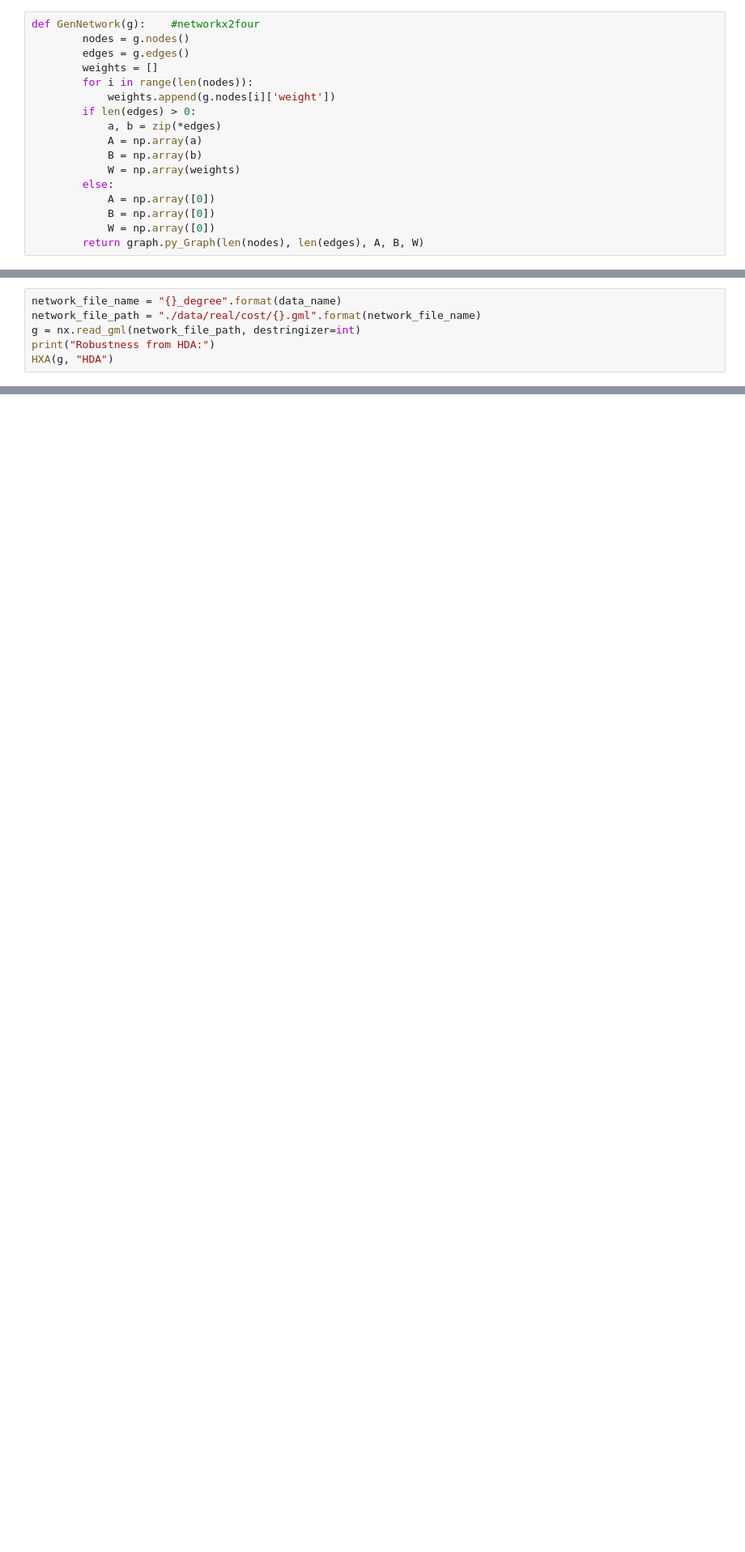
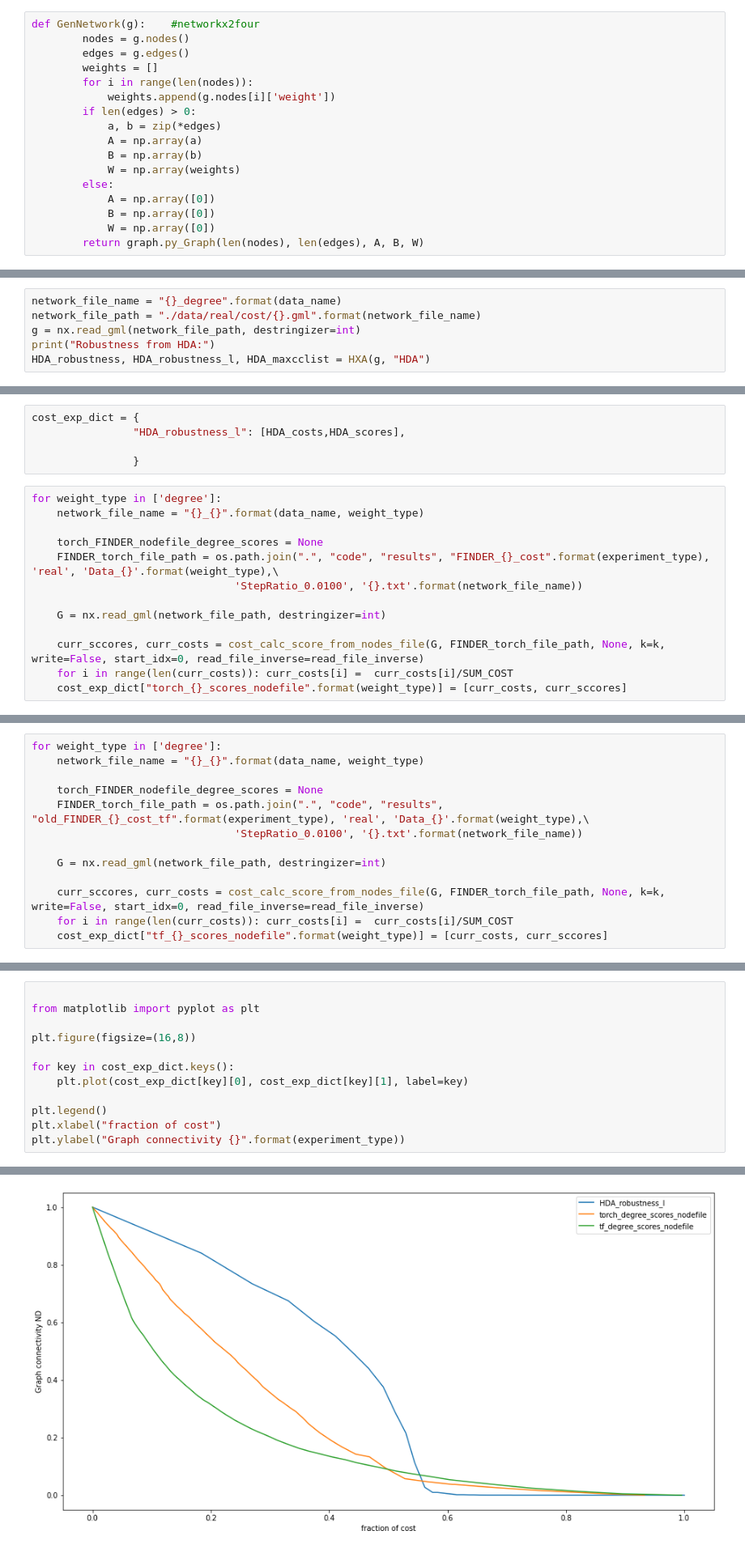
Before and after one commit to faraz2023/FINDER, a Jupyter notebook: Baselines.ipynb, the cells around one changed output, grey strips where cells are left out. Shown at 81% size. Cells and saved outputs as stored; diff of their text form; blank space fills up the shorter version.

Commit message:
added cost proper cost analysis

```diff
--- a/Baselines.ipynb
+++ b/Baselines.ipynb
@@ -459,6 +476,6 @@ network_file_name = "{}_degree".format(data_name)
 network_file_path = "./data/real/cost/{}.gml".format(network_file_name)
 g = nx.read_gml(network_file_path, destringizer=int)
 print("Robustness from HDA:")
-HXA(g, "HDA")
+HDA_robustness, HDA_robustness_l, HDA_maxcclist = HXA(g, "HDA")
 # %% [output]
 Robustness from HDA:
@@ -509,0 +706,18 @@ Robustness from TF ND cost:
+# %%
+cost_exp_dict = {
+                "HDA_robustness_l": [HDA_costs,HDA_scores],
+
+                }
+# %%
+for weight_type in ['degree']:
+    network_file_name = "{}_{}".format(data_name, weight_type)
+
+    torch_FINDER_nodefile_degree_scores = None
+    FINDER_torch_file_path = os.path.join(".", "code", "results", "FINDER_{}_cost".format(experiment_type), 'real', 'Data_{}'.format(weight_type),\
+                                'StepRatio_0.0100', '{}.txt'.format(network_file_name))
+
+    G = nx.read_gml(network_file_path, destringizer=int)
+
+    curr_sccores, curr_costs = cost_calc_score_from_nodes_file(G, FINDER_torch_file_path, None, k=k, write=False, start_idx=0, read_file_inverse=read_file_inverse)
+    for i in range(len(curr_costs)): curr_costs[i] =  curr_costs[i]/SUM_COST
+    cost_exp_dict["torch_{}_scores_nodefile".format(weight_type)] = [curr_costs, curr_sccores]
@@ -509,0 +726,13 @@ Robustness from TF ND cost:
+# %%
+for weight_type in ['degree']:
+    network_file_name = "{}_{}".format(data_name, weight_type)
+
+    torch_FINDER_nodefile_degree_scores = None
+    FINDER_torch_file_path = os.path.join(".", "code", "results", "old_FINDER_{}_cost_tf".format(experiment_type), 'real', 'Data_{}'.format(weight_type),\
+                                'StepRatio_0.0100', '{}.txt'.format(network_file_name))
+
+    G = nx.read_gml(network_file_path, destringizer=int)
+
+    curr_sccores, curr_costs = cost_calc_score_from_nodes_file(G, FINDER_torch_file_path, None, k=k, write=False, start_idx=0, read_file_inverse=read_file_inverse)
+    for i in range(len(curr_costs)): curr_costs[i] =  curr_costs[i]/SUM_COST
+    cost_exp_dict["tf_{}_scores_nodefile".format(weight_type)] = [curr_costs, curr_sccores]
@@ -509,0 +741,13 @@ Robustness from TF ND cost:
+# %%
+
+from matplotlib import pyplot as plt
+
+plt.figure(figsize=(16,8))
+
+for key in cost_exp_dict.keys():
+    plt.plot(cost_exp_dict[key][0], cost_exp_dict[key][1], label=key)
+
+plt.legend()
+plt.xlabel("fraction of cost")
+plt.ylabel("Graph connectivity {}".format(experiment_type))
+# %% [output]
@@ -509,0 +755 @@ Robustness from TF ND cost:
+[figure, added]
```
Also changed, not shown: parts of 24 cells of this notebook.
